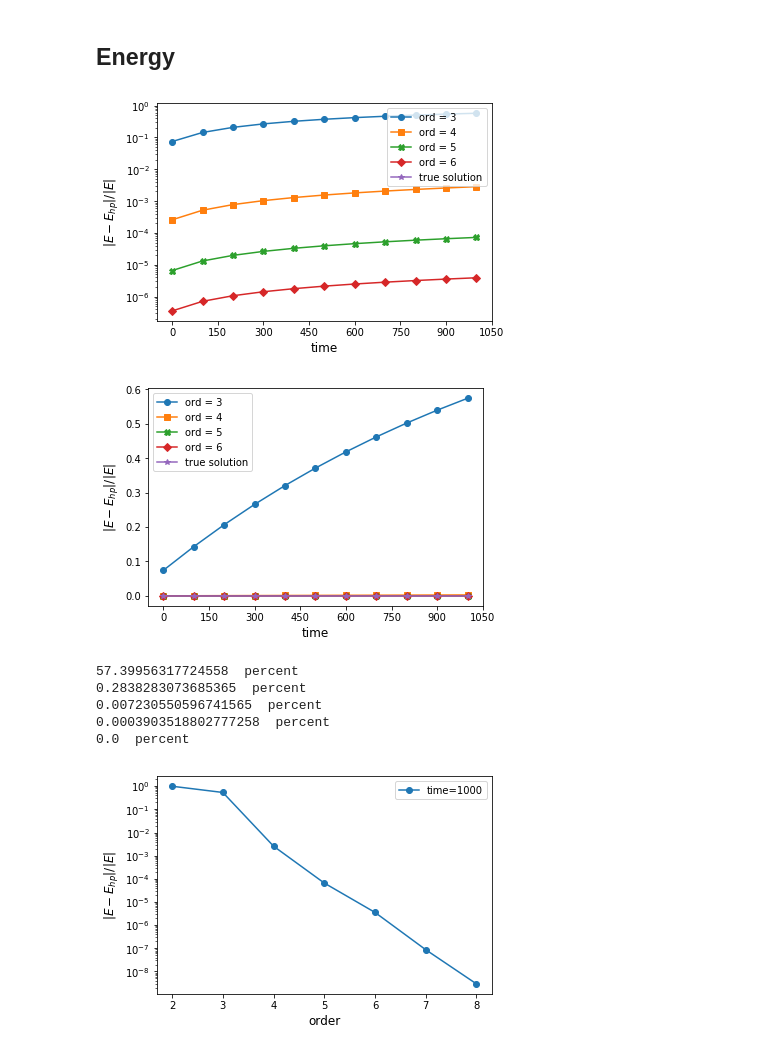
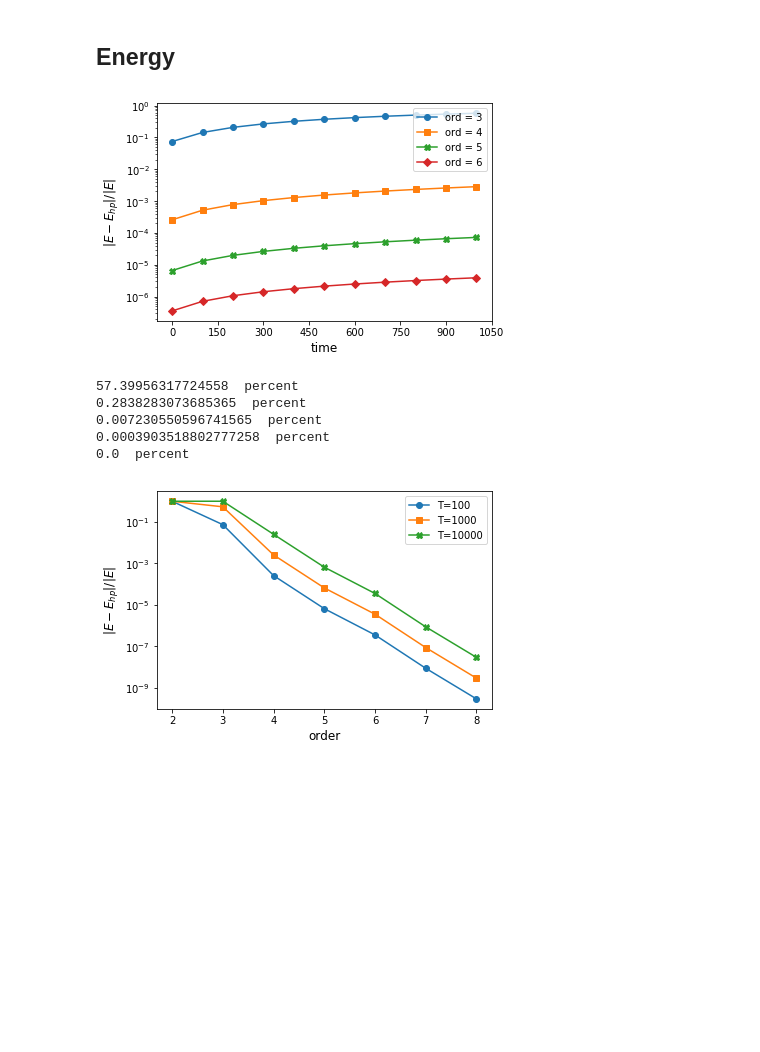
Before and after one commit to PaulSt/NGSTrefftz, a Jupyter notebook: python_test/notebooks/evolvetent.ipynb, the cells around one changed output. Drawn from its saved outputs; the diff is of its cells as text; code cells hidden in the pictures; blank space fills up the shorter version.

Commit message:
update evolvetent notebook energies

```diff
--- a/python_test/notebooks/evolvetent.ipynb
+++ b/python_test/notebooks/evolvetent.ipynb
@@ -291,76 +291,66 @@ while t_start < t_end:
 #plt.show()
 
 ro=["ord = "+str(x) for x in range(minorder,maxorder)]
-ro.append("true solution")
+#ro.append("true solution")
 fig = plt.figure()
 ax = fig.gca()
 for i,h in enumerate(ro):
     #plt.plot(xrange , energy[i], "-"+markers[i], label=str(h))
     #plt.semilogy(xrange , energy[i], marker=i, label="h="+str(h))
     plt.semilogy(xrange , [abs(energy[i][e]-energy[-1][e])/energy[-1][e] for e in range(len(energy[0]))], "-"+markers[i], label=str(h))
+    #plt.plot(xrange , [abs(energy[i][e]-energy[-1][e])/energy[-1][e] for e in range(len(energy[0]))], "-"+markers[i], label=str(h))
 ax.xaxis.set_major_locator(MaxNLocator(integer=True))
 plt.legend()
 plt.ylabel(r'$|E-E_{hp}|/|E|$',fontsize=12)
 plt.xlabel("time",fontsize=12)
-#plt.savefig('../results/energy'+'.eps', format='eps', dpi=1000)
-plt.show()
-
-fig = plt.figure()
-ax = fig.gca()
-for i,h in enumerate(ro):
-    plt.plot(xrange , [abs(energy[i][e]-energy[-1][e])/energy[-1][e] for e in range(len(energy[0]))], "-"+markers[i], label=str(h))
-ax.xaxis.set_major_locator(MaxNLocator(integer=True))
-plt.legend()
-plt.ylabel(r'$|E-E_{hp}|/|E|$',fontsize=12)
-plt.xlabel("time",fontsize=12)
-#plt.savefig('../results/energy'+'.eps', format='eps', dpi=1000)
+plt.savefig('../results/energy'+'.eps', format='eps', dpi=1000)
 plt.show()
 
 for e in energy:
     print(abs(e[-1]-energy[-1][-1])/energy[-1][-1] * 100, ' percent')
 
 
-
 maxorder = 9
 minorder=2
 t_start = 0
 t_step = 1000
-t_end = 1000
 xrange=range(t_start,t_end,t_step)
 c = 1
 initmesh = Mesh(SegMesh(5,0,1)) #Mesh(unit_square.GenerateMesh(maxh=0.09))
 bdd = simplesin(initmesh.dim,c)
 
 error = [None] * (maxorder-minorder+1)
 energy = [None] * (maxorder-minorder+1)
-
-for o,order in enumerate(range(minorder,maxorder)):
-    t_start = 0
-    wavefront = EvolveTentsMakeWavefront(order,initmesh,t_start,bdd)
-
-    wavefront = EvolveTents(order,initmesh,c,t_step,wavefront,t_start,bdd)
-    l2err = EvolveTentsError(order,initmesh,wavefront,EvolveTentsMakeWavefront(order,initmesh,t_start,bdd))
-    egy = EvolveTentsEnergy(order,initmesh,wavefront,c)
-    error[o]=l2err
-    energy[o]=egy
-t_start += t_step
-energy[o+1]=EvolveTentsEnergy(order,initmesh,EvolveTentsMakeWavefront(order,initmesh,t_start,bdd),c)
-ro=["ord = "+str(x) for x in range(minorder,maxorder)]
 fig = plt.figure()
 ax = fig.gca()
-plt.semilogy(range(minorder,maxorder) , [abs(energy[i]-energy[-1])/energy[-1] for i,k in enumerate(range(minorder,maxorder))], "-"+markers[0],label='time=1000')
+
+for tt,t_step in enumerate([100,1000,10000]):
+    t_end = t_step
+    for o,order in enumerate(range(minorder,maxorder)):
+        t_start = 0
+        wavefront = EvolveTentsMakeWavefront(order,initmesh,t_start,bdd)
+
+        wavefront = EvolveTents(order,initmesh,c,t_step,wavefront,t_start,bdd)
+        l2err = EvolveTentsError(order,initmesh,wavefront,EvolveTentsMakeWavefront(order,initmesh,t_start,bdd))
+        egy = EvolveTentsEnergy(order,initmesh,wavefront,c)
+        error[o]=l2err
+        energy[o]=egy
+    t_start += t_step
+    energy[o+1]=EvolveTentsEnergy(order,initmesh,EvolveTentsMakeWavefront(order,initmesh,t_start,bdd),c)
+    ro=["ord = "+str(x) for x in range(minorder,maxorder)]
+    plt.semilogy(range(minorder,maxorder) , [abs(energy[i]-energy[-1])/energy[-1] for i,k in enumerate(range(minorder,maxorder))], "-"+markers[tt],label='T='+str(t_step))
+
 ax.xaxis.set_major_locator(MaxNLocator(integer=True))
 plt.legend()
 plt.ylabel(r'$|E-E_{hp}|/|E|$',fontsize=12)
 plt.xlabel("order",fontsize=12)
-#plt.savefig('../results/energy'+'.eps', format='eps', dpi=1000)
+plt.savefig('../results/energy_p'+'.eps', format='eps', dpi=1000)
 plt.show()
 # %% [output]
-[figure, old version]
+[figure, new version]
+57.39956317724558  percent
+0.2838283073685365  percent
+0.007230550596741565  percent
+0.0003903518802777258  percent
+0.0  percent
-[figure, old version]
+[figure, new version]
-57.39956317724558  percent
-0.2838283073685365  percent
-0.007230550596741565  percent
-0.0003903518802777258  percent
-0.0  percent
-[figure, removed]
```
